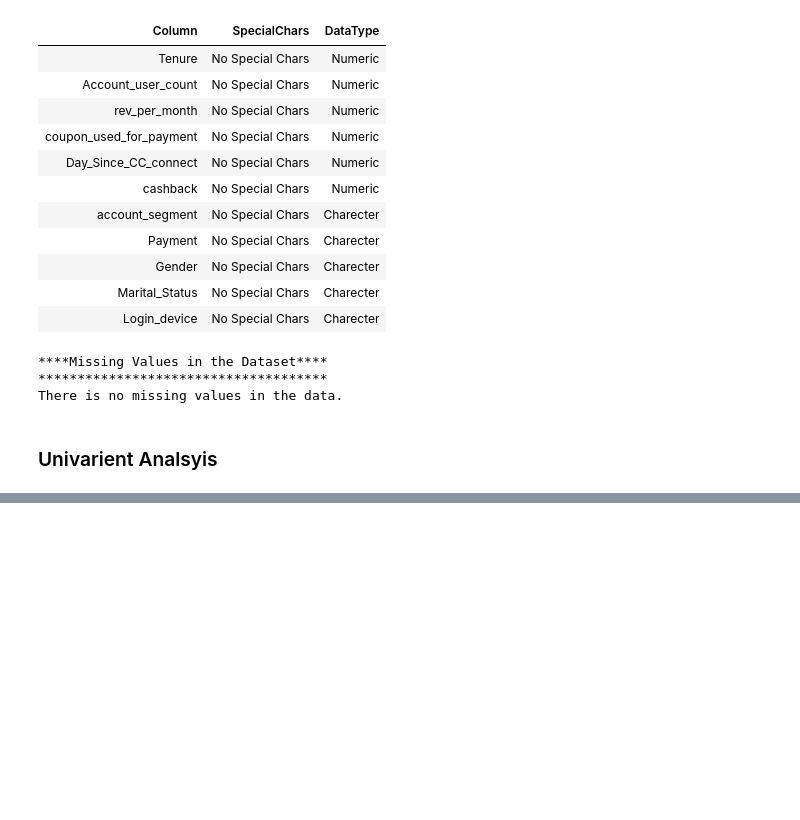
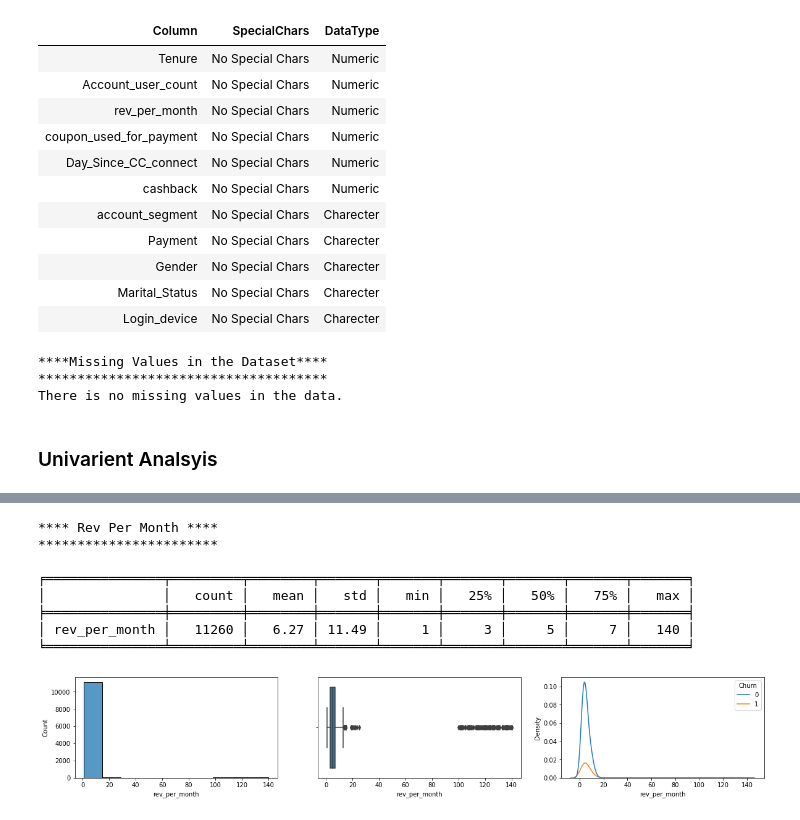
Before and after one commit to psiva2019/CustmerChurn, a Jupyter notebook: CustumerChurn.ipynb, the cells around one changed output, grey strips where cells are left out. Cells and saved outputs as stored; diff of their text form; code cells hidden in the pictures; blank space fills up the shorter version.

```diff
--- a/CustumerChurn.ipynb
+++ b/CustumerChurn.ipynb
@@ -247,0 +305,12 @@ for var in Vars['num']:
+# %%
+display_unq(df,'rev_per_month','Churn',10,'num','Rev Per Month')
+# %% [output]
+**** Rev Per Month ****
+***********************
+
+╒═══════════════╤═════════╤════════╤═══════╤═══════╤═══════╤═══════╤═══════╤═══════╕
+│               │   count │   mean │   std │   min │   25% │   50% │   75% │   max │
+╞═══════════════╪═════════╪════════╪═══════╪═══════╪═══════╪═══════╪═══════╪═══════╡
+│ rev_per_month │   11260 │   6.27 │ 11.49 │     1 │     3 │     5 │     7 │   140 │
+╘═══════════════╧═════════╧════════╧═══════╧═══════╧═══════╧═══════╧═══════╧═══════╛
+[figure, added]
```
Also changed, not shown: parts of 10 cells of this notebook.
